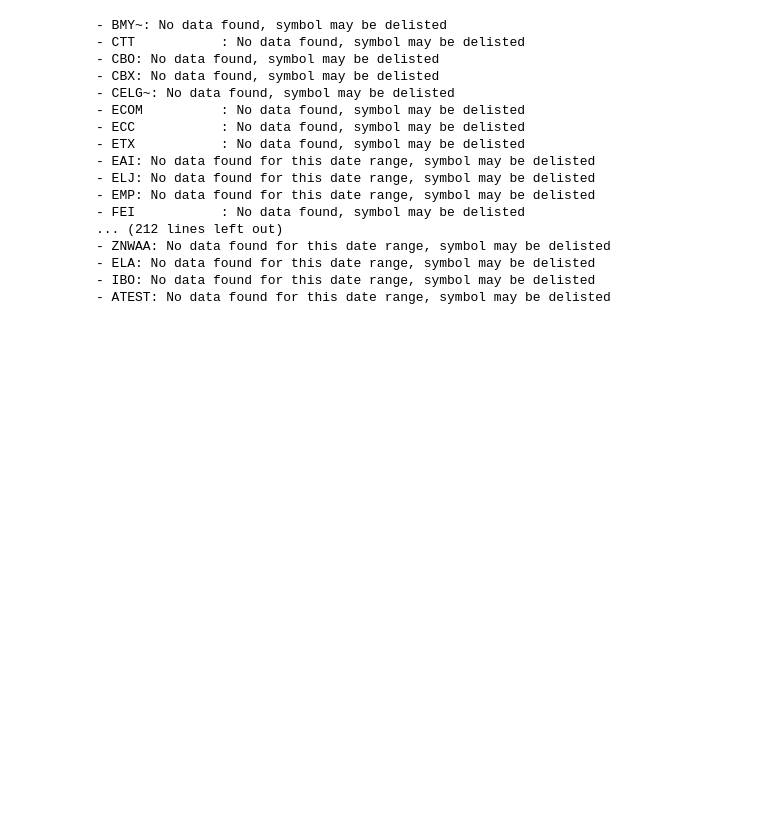
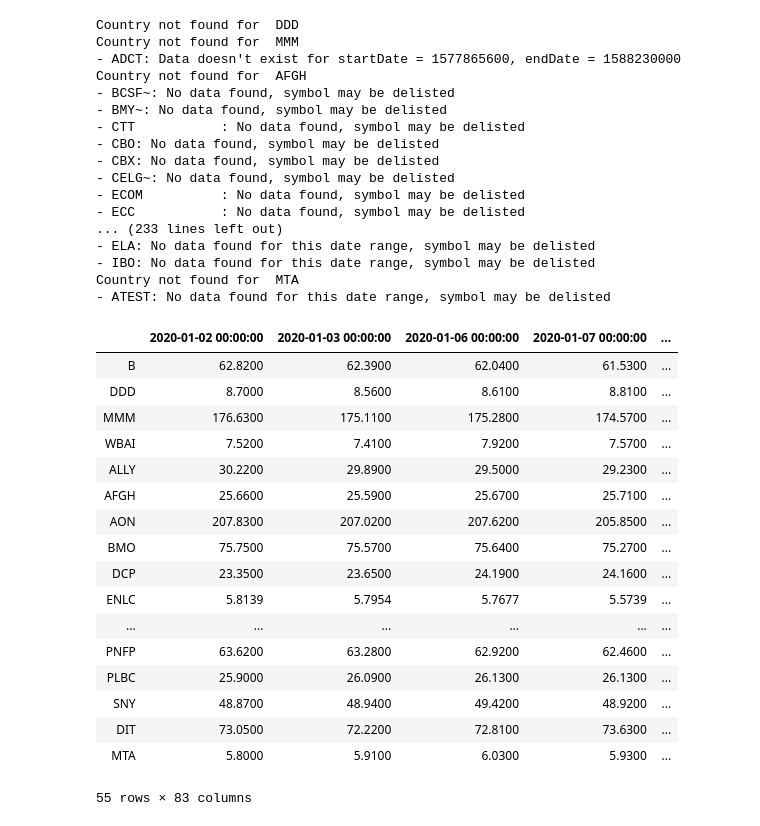
Before and after one commit to y1singh/ECE-229-Group-3, a Jupyter notebook: InitialAnalysis.ipynb, the cells around one changed output. Saved outputs shown, nothing was run; the diff lists cells and outputs as text; code cells hidden in the pictures; blank space fills up the shorter version.

```diff
--- a/InitialAnalysis.ipynb
+++ b/InitialAnalysis.ipynb
@@ -7,2 +11,5 @@ import time
 from get_all_tickers import get_tickers as gt
 list_of_tickers = gt.get_tickers()
+# %%
+with open('ticker_industry.json') as f:
+    json_data = json.load(f)
@@ -10,26 +29,42 @@ list_of_tickers = gt.get_tickers()
 t1 = time.time()
 outliers = []
 data = pd.DataFrame()
-# df=pd.read_csv('generic.csv')
-ticker_industry = {}
+ticker_industry = json_data
+ticker_outlier = []
 
+data.loc['B','Country'] = yf.Ticker('B').info['country']
 data = pd.DataFrame(yf.Ticker('B').history(start='2020-01-01',end='2020-04-30')['Close'].to_dict(),index=['B'])
+
 for ticker in list_of_tickers:
-    try:
-        ticker_obj = yf.Ticker(ticker)
-        data.loc[ticker_obj.ticker] = ticker_obj.history(start='2020-01-01',end='2020-04-30')['Close'].to_list()
+#     if(ticker not in result):
+#     pdb.set_trace()
+#         print(ticker," not in json file")
         try:
-            if(ticker_obj.info['industry'] in ticker_industry.keys()):
-                key = ticker_obj.info['industry']
-                ls = ticker_industry[key]
-                ticker_industry[key] = ls+[ticker]
-            else:
-                ticker_industry[ticker_obj.info['industry']] = [ticker]
+            ticker_obj = yf.Ticker(ticker)
+            data.loc[ticker_obj.ticker] = ticker_obj.history(start='2020-01-01',end='2020-04-30')['Close'].to_list()
+            try:
+                if(ticker_obj.info['industry'] in ticker_industry.keys()):
+                    key = ticker_obj.info['industry']
+                    ls = ticker_industry[key]
+                    ticker_industry[key] = ls+[ticker]
+                else:
+                    ticker_industry[ticker_obj.info['industry']] = [ticker]
+                    data.loc[ticker,'Country'] = ticker_obj.info['country']
+            except:
+                ticker_outlier.append(ticker)
+#                 continue
+            try:
+                data.loc[ticker,'Country'] = ticker_obj.info['country']
+            except:
+                print('Country not found for ',ticker)
         except:
-            continue
-    except:
-        outliers.append(ticker)
+            outliers.append(ticker)
 # %% [output]
+Country not found for  DDD
+Country not found for  MMM
+- ADCT: Data doesn't exist for startDate = 1577865600, endDate = 1588230000
+Country not found for  AFGH
+- BCSF~: No data found, symbol may be delisted
 - BMY~: No data found, symbol may be delisted
 - CTT           : No data found, symbol may be delisted
 - CBO: No data found, symbol may be delisted
@@ -37,16 +72,32 @@ for ticker in list_of_tickers:
 - CELG~: No data found, symbol may be delisted
 - ECOM          : No data found, symbol may be delisted
 - ECC           : No data found, symbol may be delisted
-- ETX           : No data found, symbol may be delisted
-- EAI: No data found for this date range, symbol may be delisted
-- ELJ: No data found for this date range, symbol may be delisted
-- EMP: No data found for this date range, symbol may be delisted
-- FEI           : No data found, symbol may be delisted
-... (212 lines left out)
-- ZNWAA: No data found for this date range, symbol may be delisted
+... (233 lines left out)
 - ELA: No data found for this date range, symbol may be delisted
 - IBO: No data found for this date range, symbol may be delisted
+Country not found for  MTA
 - ATEST: No data found for this date range, symbol may be delisted
+# %%
+data
+# %% [output]
+|  | 2020-01-02 00:00:00 | 2020-01-03 00:00:00 | 2020-01-06 00:00:00 | 2020-01-07 00:00:00 | ... |
+| B | 62.8200 | 62.3900 | 62.0400 | 61.5300 | ... |
+| DDD | 8.7000 | 8.5600 | 8.6100 | 8.8100 | ... |
+| MMM | 176.6300 | 175.1100 | 175.2800 | 174.5700 | ... |
+| WBAI | 7.5200 | 7.4100 | 7.9200 | 7.5700 | ... |
+| ALLY | 30.2200 | 29.8900 | 29.5000 | 29.2300 | ... |
+| AFGH | 25.6600 | 25.5900 | 25.6700 | 25.7100 | ... |
+| AON | 207.8300 | 207.0200 | 207.6200 | 205.8500 | ... |
+| BMO | 75.7500 | 75.5700 | 75.6400 | 75.2700 | ... |
+| DCP | 23.3500 | 23.6500 | 24.1900 | 24.1600 | ... |
+| ENLC | 5.8139 | 5.7954 | 5.7677 | 5.5739 | ... |
+| ... | ... | ... | ... | ... | ... |
+| PNFP | 63.6200 | 63.2800 | 62.9200 | 62.4600 | ... |
+| PLBC | 25.9000 | 26.0900 | 26.1300 | 26.1300 | ... |
+| SNY | 48.8700 | 48.9400 | 49.4200 | 48.9200 | ... |
+| DIT | 73.0500 | 72.2200 | 72.8100 | 73.6300 | ... |
+| MTA | 5.8000 | 5.9100 | 6.0300 | 5.9300 | ... |
+55 rows × 83 columns
 # %%
 ticker_industry
 # %% [output]
```
Also changed, not shown: parts of 11 cells of this notebook, 7 other files.
